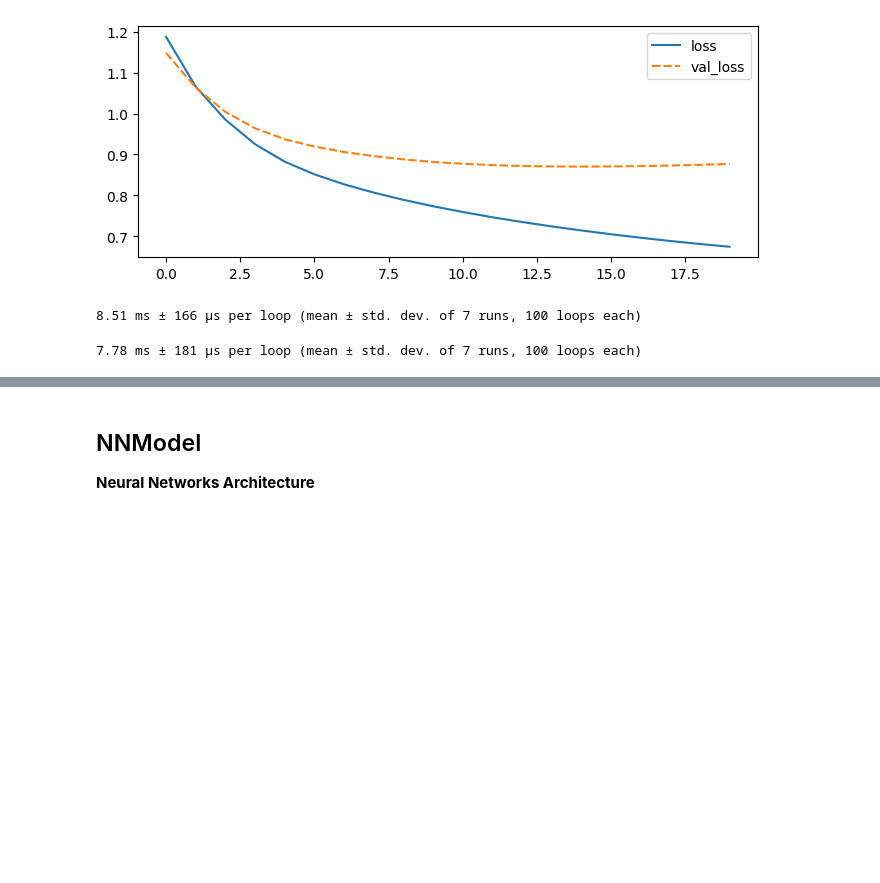
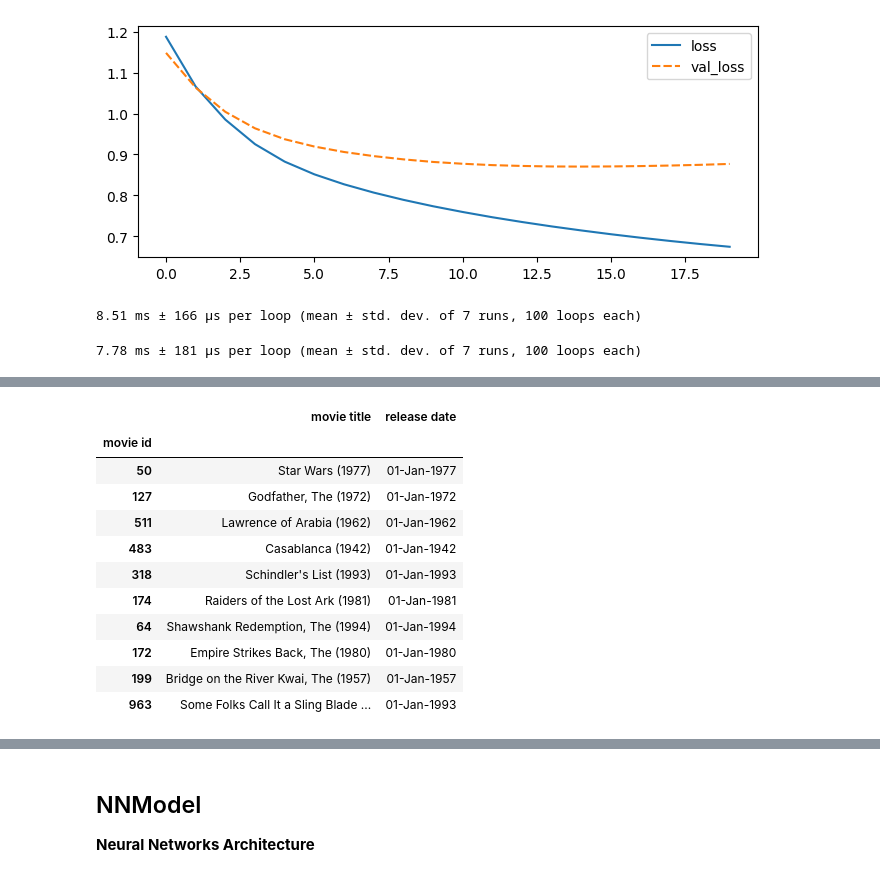
Before and after one commit to sunkusun9/rcmd_2503, a Jupyter notebook: 4.Matrix Factorization1.ipynb, the cells around one changed output, grey strips where cells are left out. Cells and saved outputs as stored; diff of their text form; code cells hidden in the pictures; blank space fills up the shorter version.

```diff
--- a/4.Matrix Factorization1.ipynb
+++ b/4.Matrix Factorization1.ipynb
@@ -1008,3 +1010,11 @@ mf_mean_model({'user id': tf.constant([1] * len(df_movie)), 'item id': tf.consta
 mf_mean_model.predict_by_userid(1, df_movie.index)
 # %% [output]
 7.78 ms ± 181 μs per loop (mean ± std. dev. of 7 runs, 100 loops each)
+# %%
+prd = mf_mean_model.predict(
+    tf.data.Dataset.from_tensor_slices(
+        {'user id': [1] * len(df_movie), 'item id': tf.constant(df_movie.index)}
+    ).batch(128)
+)
+df_movie.iloc[np.argsort(-np.squeeze(prd))[:10], :2]
+# %% [output]
@@ -1010,0 +1022,12 @@ mf_mean_model.predict_by_userid(1, df_movie.index)
+|  | movie title | release date |
+| movie id |  |  |
+| 50 | Star Wars (1977) | 01-Jan-1977 |
+| 127 | Godfather, The (1972) | 01-Jan-1972 |
+| 511 | Lawrence of Arabia (1962) | 01-Jan-1962 |
+| 483 | Casablanca (1942) | 01-Jan-1942 |
+| 318 | Schindler's List (1993) | 01-Jan-1993 |
+| 174 | Raiders of the Lost Ark (1981) | 01-Jan-1981 |
+| 64 | Shawshank Redemption, The (1994) | 01-Jan-1994 |
+| 172 | Empire Strikes Back, The (1980) | 01-Jan-1980 |
+| 199 | Bridge on the River Kwai, The (1957) | 01-Jan-1957 |
+| 963 | Some Folks Call It a Sling Blade ... | 01-Jan-1993 |
```
Also changed, not shown: parts of 11 cells of this notebook, 4 other files.
